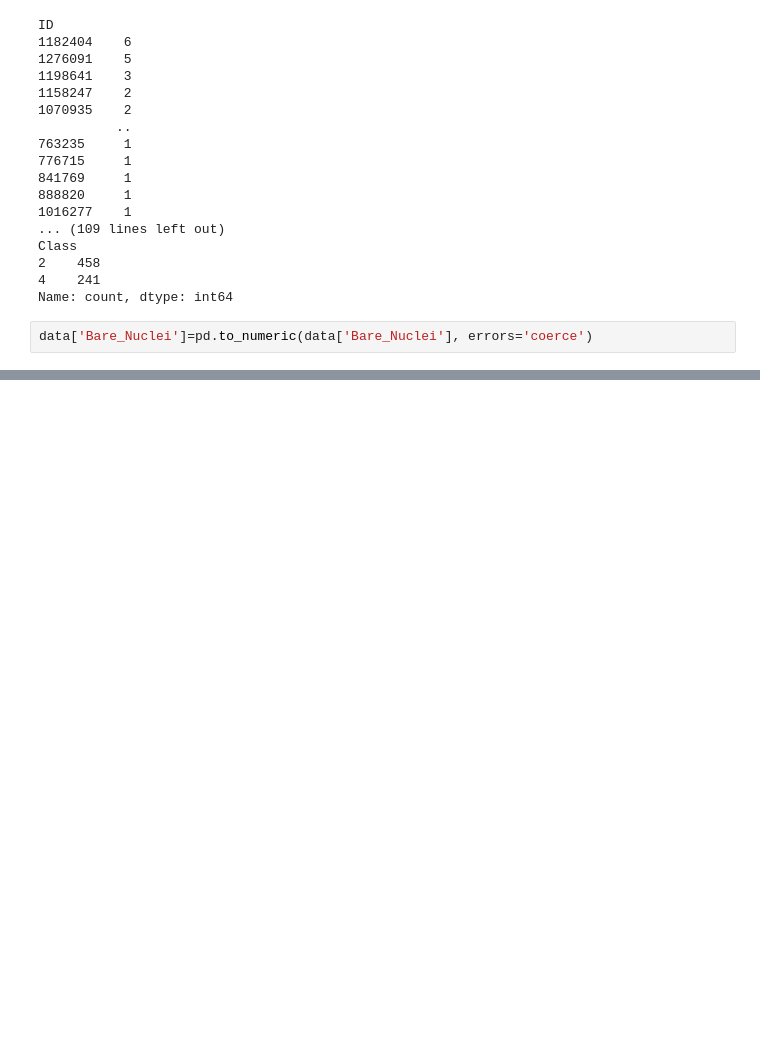
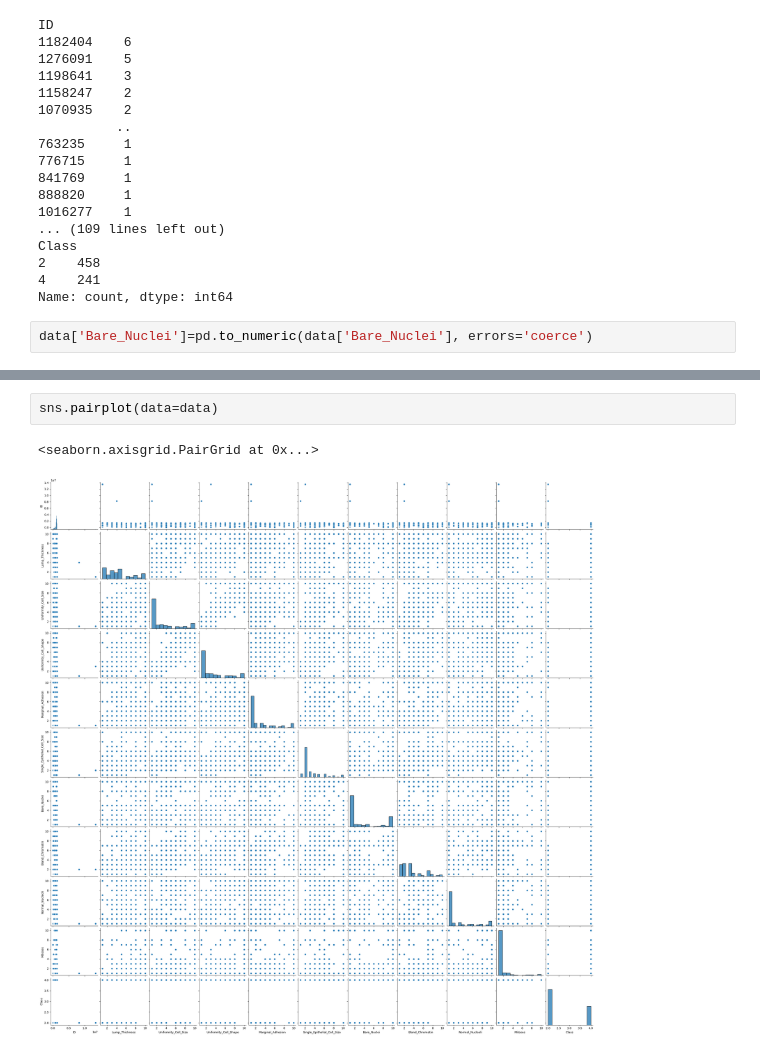
Before and after one commit to ZehraArshad/Exploratory-Data-Analysis, a Jupyter notebook: cancer_detection/ml.ipynb, the cells around one changed output, grey strips where cells are left out. Saved outputs shown, nothing was run; the diff lists cells and outputs as text; blank space fills up the shorter version.

```diff
--- a/cancer_detection/ml.ipynb
+++ b/cancer_detection/ml.ipynb
@@ -83,0 +79,5 @@ memory usage: 60.2 KB
+# %%
+sns.pairplot(data=data)
+# %% [output]
+<seaborn.axisgrid.PairGrid at 0x...>
+[figure, added]
```
Also changed, not shown: parts of 20 cells of this notebook.
